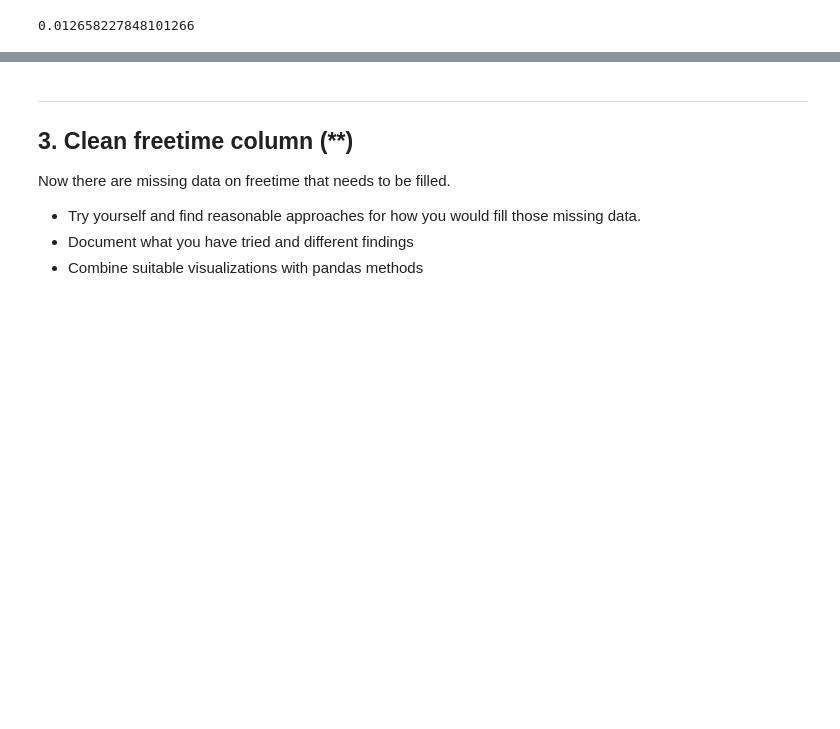
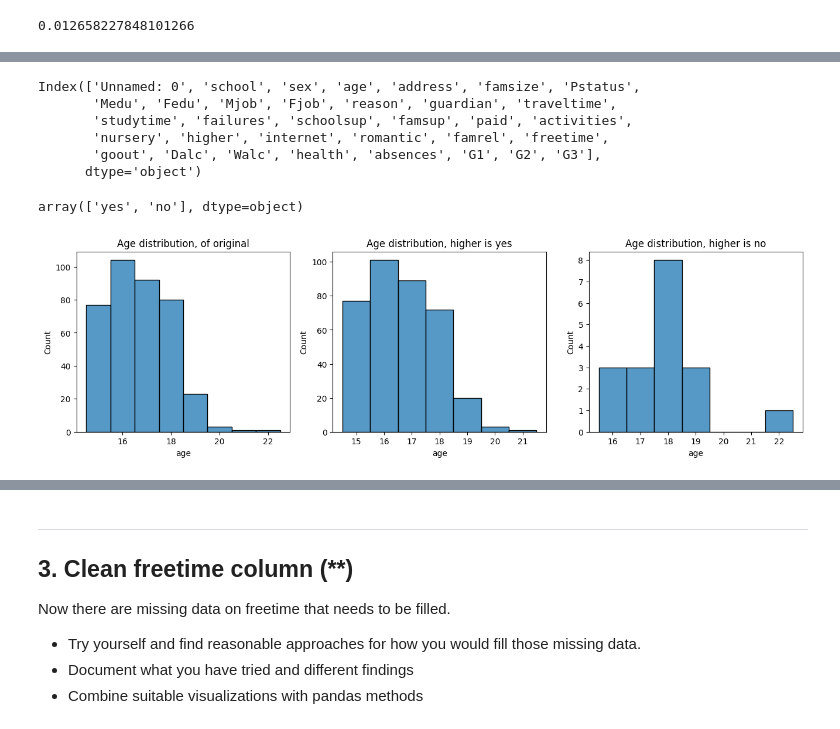
Before and after one commit to joan17920-lab/Databehandling-Joan-Z, a Jupyter notebook: Exercises/E01_missing_aggregation.ipynb, the cells around one changed output, grey strips where cells are left out. Saved outputs shown, nothing was run; the diff lists cells and outputs as text; code cells hidden in the pictures; blank space fills up the shorter version.

```diff
--- a/Exercises/E01_missing_aggregation.ipynb
+++ b/Exercises/E01_missing_aggregation.ipynb
@@ -297,0 +308,26 @@ g)
+# %%
+#c
+data_clean_student.columns
+# %% [output]
+Index(['Unnamed: 0', 'school', 'sex', 'age', 'address', 'famsize', 'Pstatus',
+       'Medu', 'Fedu', 'Mjob', 'Fjob', 'reason', 'guardian', 'traveltime',
+       'studytime', 'failures', 'schoolsup', 'famsup', 'paid', 'activities',
+       'nursery', 'higher', 'internet', 'romantic', 'famrel', 'freetime',
+       'goout', 'Dalc', 'Walc', 'health', 'absences', 'G1', 'G2', 'G3'],
+      dtype='object')
+# %%
+#d
+data_clean_student["higher"].unique()
+# %% [output]
+array(['yes', 'no'], dtype=object)
+# %%
+#e
+fig, axes = plt.subplots(1,3, dpi=100, figsize = (16,4))
+titles = ["Age distribution, of original","Age distribution, higher is yes", "Age distribution, higher is no"]
+data_f = [data_clean_student, data_clean_student[data_clean_student["higher"]== "yes"],data_clean_student[data_clean_student["higher"]== "no"]]
+
+for i, (data, title) in enumerate(zip(data_f,titles)):
+    sns.histplot (data =data, x = "age", ax = axes[i],discrete=True)
+    axes[i].set(title=title)
+# %% [output]
+[figure, added]
```
Also changed, not shown: parts of 6 cells of this notebook.
